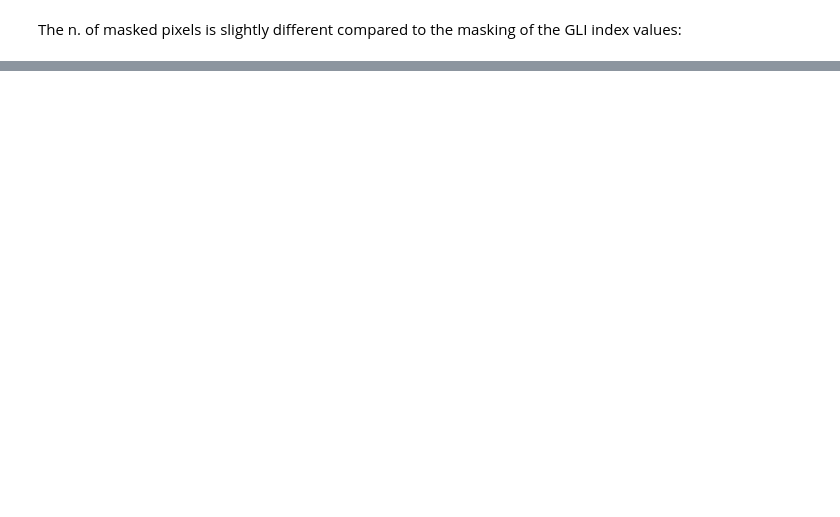
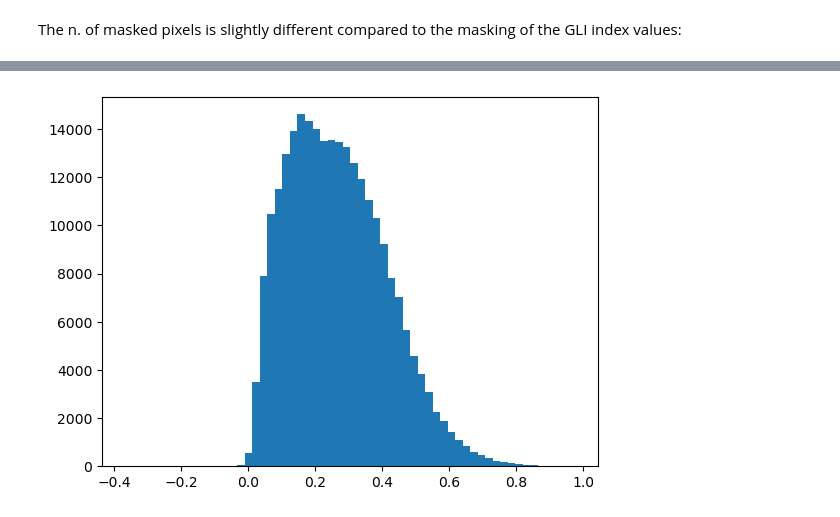
Before and after one commit to ne1s0n/paper-drone2report, a Jupyter notebook: scripts/index_values.ipynb, the cells around one changed output, grey strips where cells are left out. Saved outputs shown, nothing was run; the diff lists cells and outputs as text; code cells hidden in the pictures; blank space fills up the shorter version.

```diff
--- a/scripts/index_values.ipynb
+++ b/scripts/index_values.ipynb
@@ -237,0 +429,9 @@ plt.show()
+# %%
+gli = GLI(masked_pic, channels)
+temp = gli[gli.mask == False]
+temp = np.ma.getdata(temp)
+# %%
+plt.hist(temp, bins=60)
+plt.show()
+# %% [output]
+[figure, added]
```
Also changed, not shown: parts of 35 cells of this notebook.
